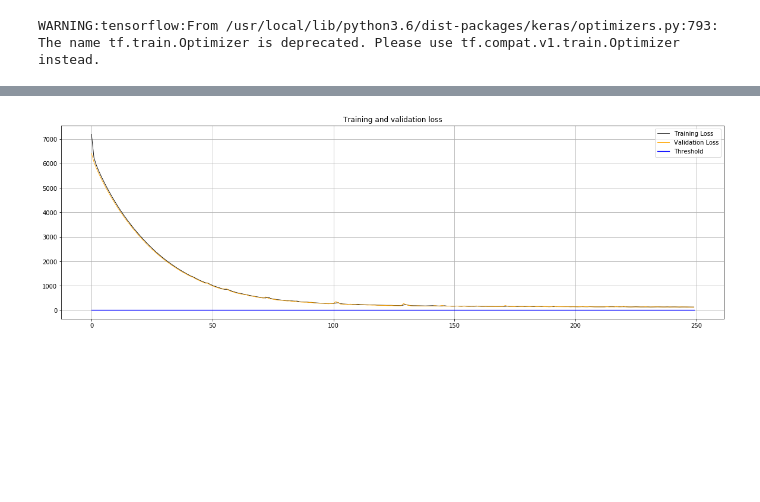
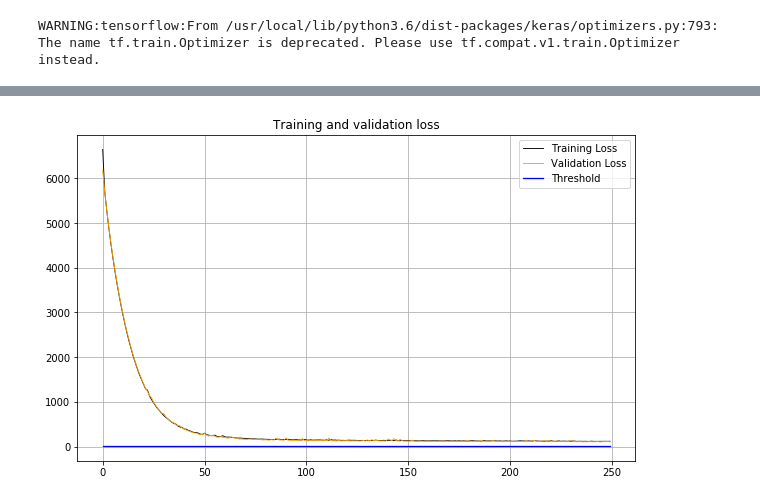
Before and after one commit to farayal/memoria_turbofan, a Jupyter notebook: turbofan.ipynb, the cells around one changed output, grey strips where cells are left out. Drawn from its saved outputs; the diff is of its cells as text; code cells hidden in the pictures; blank space fills up the shorter version.

```diff
--- a/turbofan.ipynb
+++ b/turbofan.ipynb
@@ -276,7 +478,7 @@ cnnturbofan.compile(optimizer = "Adam", loss = "mean_squared_error" , metrics =
 # %% [output]
 WARNING:tensorflow:From /usr/local/lib/python3.6/dist-packages/keras/optimizers.py:793: The name tf.train.Optimizer is deprecated. Please use tf.compat.v1.train.Optimizer instead.
 # %%
-history = cnnturbofan.fit(x = features_maps_train, y = ys_train ,batch_size=1024, epochs = 250 ,validation_data=(features_maps_valid,ys_valid))
+history = cnnturbofan.fit(x = features_maps_train, y = ys_train ,batch_size=512, epochs = 250 ,validation_data=(features_maps_valid,ys_valid))
 # %% [output]
 WARNING:tensorflow:From /usr/local/lib/python3.6/dist-packages/keras/backend/tensorflow_backend.py:1033: The name tf.assign_add is deprecated. Please use tf.compat.v1.assign_add instead.
 
@@ -320,29 +522,29 @@ hola = cnnturbofan.predict(features_maps)
 # %%
 #acc = history.history['mean_absolute_error']
 #val_acc = history.history['val_mean_absolute_error']
 loss = history.history['loss']
 val_loss = history.history['val_loss']
 
 epochs = range(len(loss))
 
 ##plt.plot(epochs, acc, 'r', label='Training accuracy')
 #plt.plot(epochs, val_acc, 'b', label='Validation accuracy')
 #plt.title('Training and validation accuracy')
 #plt.legend()
 #plt.figure()
 
-plt.figure(figsize=(20,6))
+plt.figure(figsize=(10,6))
 plt.grid(True)
 plt.plot(epochs, loss, 'black',lw=0.9, label='Training Loss')
 plt.plot(epochs, val_loss, 'orange',lw=0.9, label='Validation Loss')
 plt.plot(epochs, np.ones(len(epochs))*12.2, 'blue',lw=1.3,label='Threshold')
 plt.title('Training and validation loss')
 plt.legend()
 
 
 plt.show()
 # %% [output]
-[figure, old version]
+[figure, new version]
 # %%
 holi = cnnturbofan.predict(list2)
 # %%
```
Also changed, not shown: parts of 42 cells of this notebook.
